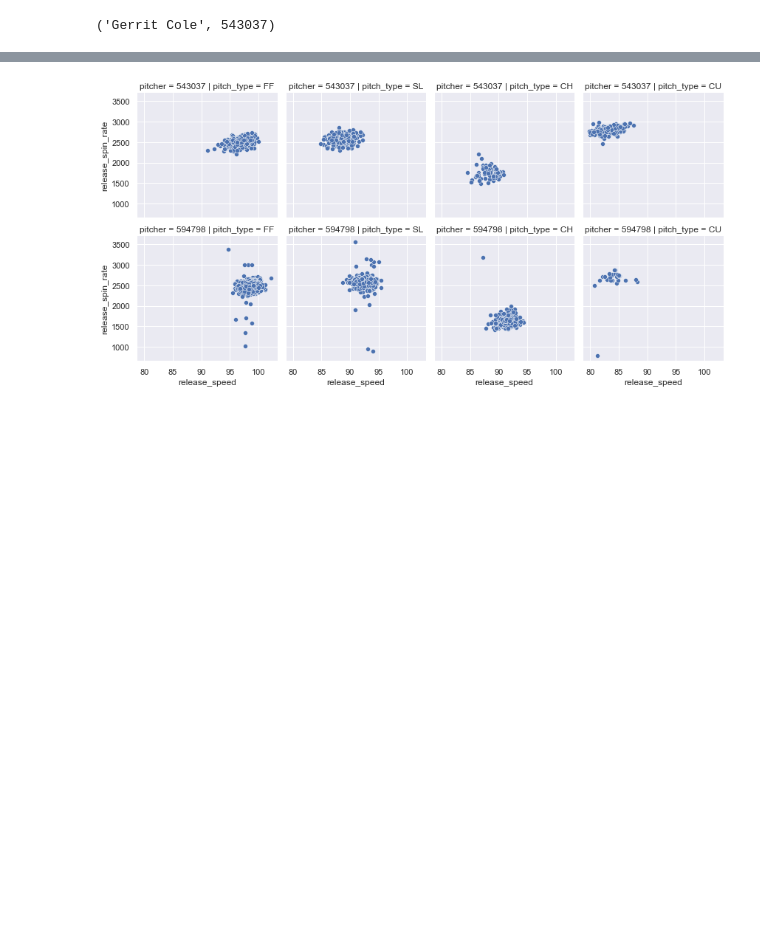
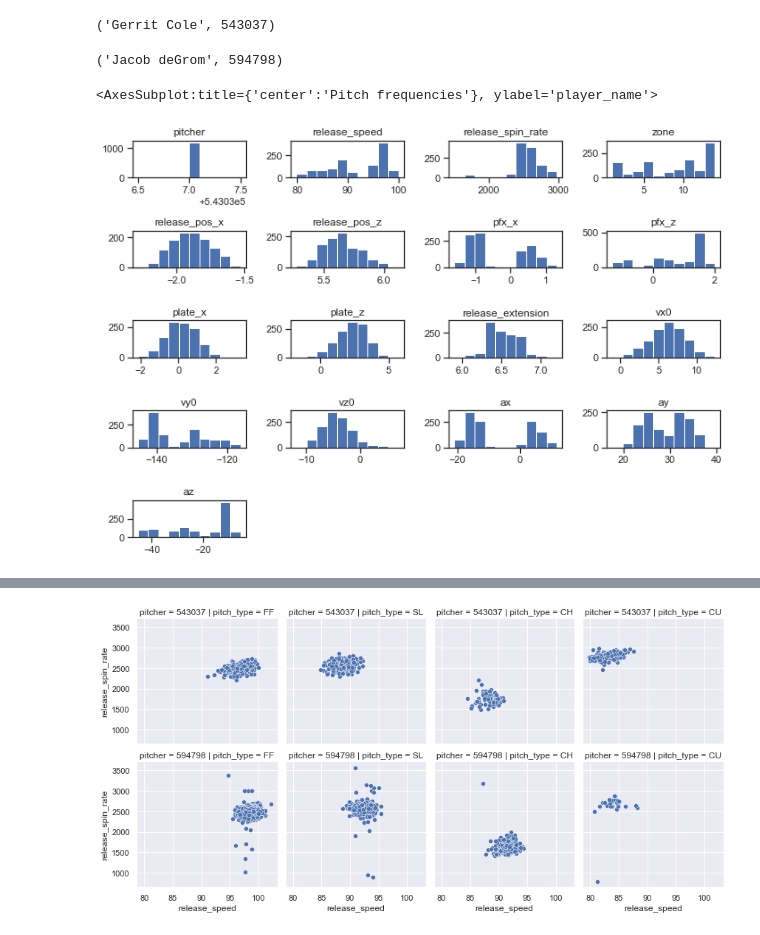
Before and after one commit to konstanzer/Ace_versus_Ace, a Jupyter notebook: src/viz.ipynb, the cells around one changed output, grey strips where cells are left out. Cells and saved outputs as stored; diff of their text form; code cells hidden in the pictures; blank space fills up the shorter version.

Commit message:
new charts

```diff
--- a/src/viz.ipynb
+++ b/src/viz.ipynb
@@ -31,3 +31,24 @@ memory usage: 402.0+ KB
 (df.player_name[0], df.pitcher[0])
 # %% [output]
 ('Gerrit Cole', 543037)
+# %%
+(df.player_name[2000], df.pitcher[2000])
+# %% [output]
+('Jacob deGrom', 594798)
+# %%
+cole = df[df.pitcher==543037]
+degrom = df[df.pitcher==594798]
+# %%
+df[22:].plot(
+    x = 'player_name',
+    kind = 'barh',
+    stacked = True,
+    title = 'Pitch frequencies',
+    mark_right = True)
+# %% [output]
+<AxesSubplot:title={'center':'Pitch frequencies'}, ylabel='player_name'>
+# %%
+cole.hist(figsize=(10, 7), grid=False)
+plt.tight_layout()
+# %% [output]
+[figure, added]
```
Also changed, not shown: parts of 3 cells of this notebook, 4 other files.
